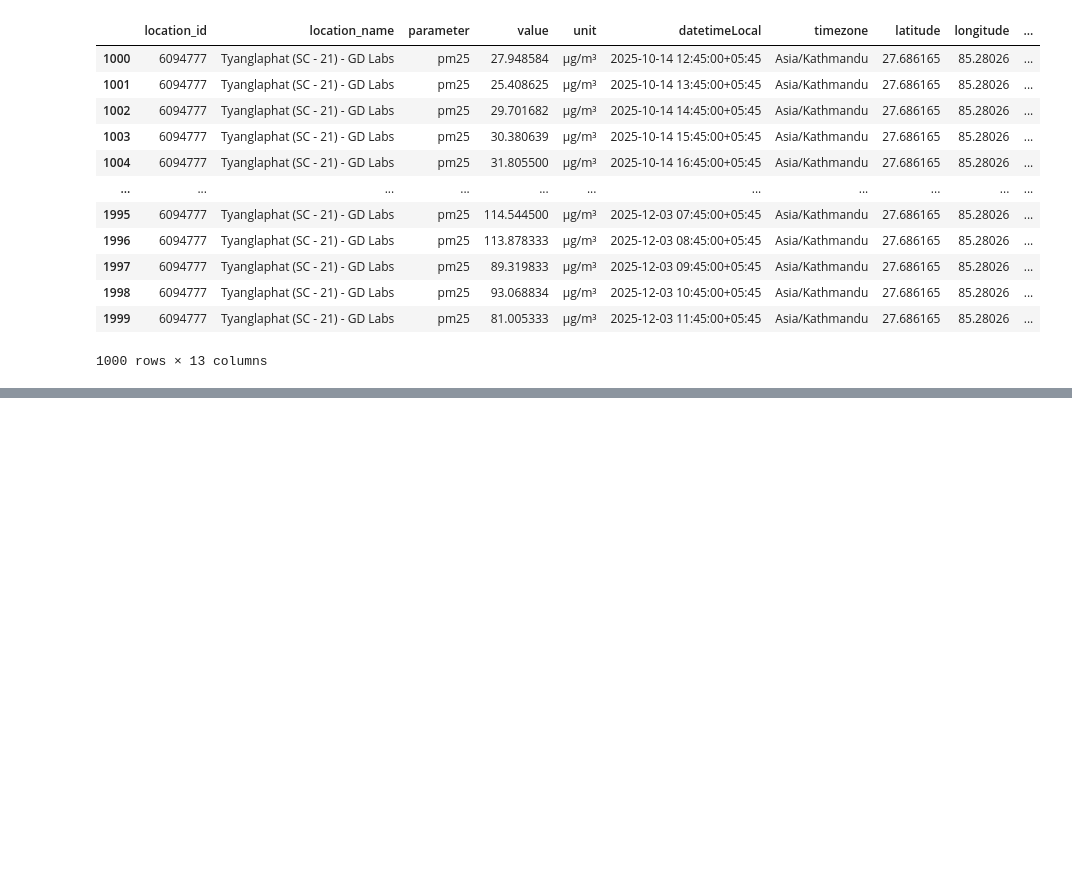
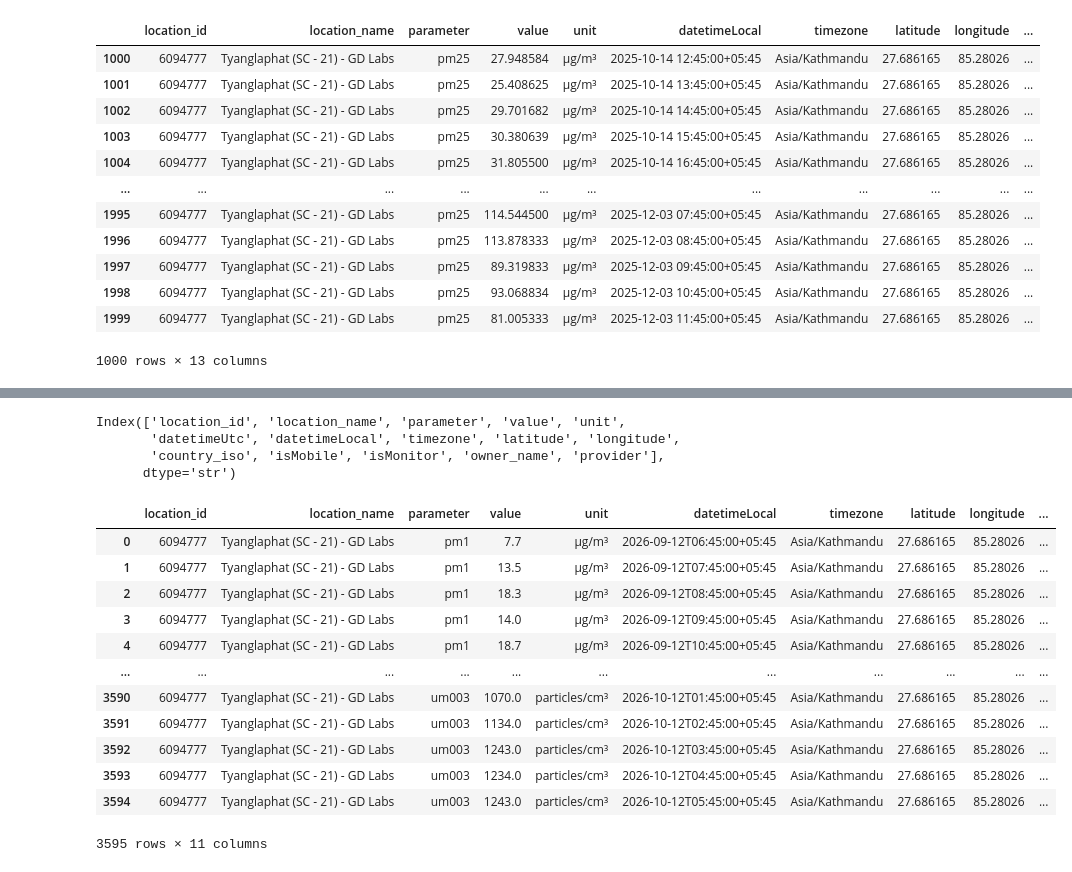
Before and after one commit to Laxmination/Kathmandu-PM2.5-Forecasting, a Jupyter notebook: OpenAQdatasetCleaning/Tyanglaphant data cleaning.ipynb, the cells around one changed output, grey strips where cells are left out. Cells and saved outputs as stored; diff of their text form; code cells hidden in the pictures; blank space fills up the shorter version.

Commit message:
tyanglaphat last 30 days data cleaning

```diff
--- a/OpenAQdatasetCleaning/Tyanglaphant data cleaning.ipynb
+++ b/OpenAQdatasetCleaning/Tyanglaphant data cleaning.ipynb
@@ -107,0 +110,3 @@ cleaned.to_csv('cleaned_TyanglaphatLast365days.csv', index=False)
+# %%
+df30 = pd.read_csv('Tyanglaphant_last30days.csv')
+df30
@@ -107,0 +146,24 @@ cleaned.to_csv('cleaned_TyanglaphatLast365days.csv', index=False)
+# %%
+df30.columns
+# %% [output]
+Index(['location_id', 'location_name', 'parameter', 'value', 'unit',
+       'datetimeUtc', 'datetimeLocal', 'timezone', 'latitude', 'longitude',
+       'country_iso', 'isMobile', 'isMonitor', 'owner_name', 'provider'],
+      dtype='str')
+# %%
+cleaned1 =df30.drop(columns=['country_iso', 'isMobile', 'isMonitor', 'datetimeUtc'], inplace=False)
+cleaned1
+# %% [output]
+|  | location_id | location_name | parameter | value | unit | datetimeLocal | timezone | latitude | longitude | ... |
+| 0 | 6094777 | Tyanglaphat (SC - 21) - GD Labs | pm1 | 7.7 | µg/m³ | 2026-09-12T06:45:00+05:45 | Asia/Kathmandu | 27.686165 | 85.28026 | ... |
+| 1 | 6094777 | Tyanglaphat (SC - 21) - GD Labs | pm1 | 13.5 | µg/m³ | 2026-09-12T07:45:00+05:45 | Asia/Kathmandu | 27.686165 | 85.28026 | ... |
+| 2 | 6094777 | Tyanglaphat (SC - 21) - GD Labs | pm1 | 18.3 | µg/m³ | 2026-09-12T08:45:00+05:45 | Asia/Kathmandu | 27.686165 | 85.28026 | ... |
+| 3 | 6094777 | Tyanglaphat (SC - 21) - GD Labs | pm1 | 14.0 | µg/m³ | 2026-09-12T09:45:00+05:45 | Asia/Kathmandu | 27.686165 | 85.28026 | ... |
+| 4 | 6094777 | Tyanglaphat (SC - 21) - GD Labs | pm1 | 18.7 | µg/m³ | 2026-09-12T10:45:00+05:45 | Asia/Kathmandu | 27.686165 | 85.28026 | ... |
+| ... | ... | ... | ... | ... | ... | ... | ... | ... | ... | ... |
+| 3590 | 6094777 | Tyanglaphat (SC - 21) - GD Labs | um003 | 1070.0 | particles/cm³ | 2026-10-12T01:45:00+05:45 | Asia/Kathmandu | 27.686165 | 85.28026 | ... |
+| 3591 | 6094777 | Tyanglaphat (SC - 21) - GD Labs | um003 | 1134.0 | particles/cm³ | 2026-10-12T02:45:00+05:45 | Asia/Kathmandu | 27.686165 | 85.28026 | ... |
+| 3592 | 6094777 | Tyanglaphat (SC - 21) - GD Labs | um003 | 1243.0 | particles/cm³ | 2026-10-12T03:45:00+05:45 | Asia/Kathmandu | 27.686165 | 85.28026 | ... |
+| 3593 | 6094777 | Tyanglaphat (SC - 21) - GD Labs | um003 | 1234.0 | particles/cm³ | 2026-10-12T04:45:00+05:45 | Asia/Kathmandu | 27.686165 | 85.28026 | ... |
+| 3594 | 6094777 | Tyanglaphat (SC - 21) - GD Labs | um003 | 1243.0 | particles/cm³ | 2026-10-12T05:45:00+05:45 | Asia/Kathmandu | 27.686165 | 85.28026 | ... |
+3595 rows × 11 columns
```
Also changed, not shown: parts of 6 cells of this notebook, 1 other file.
